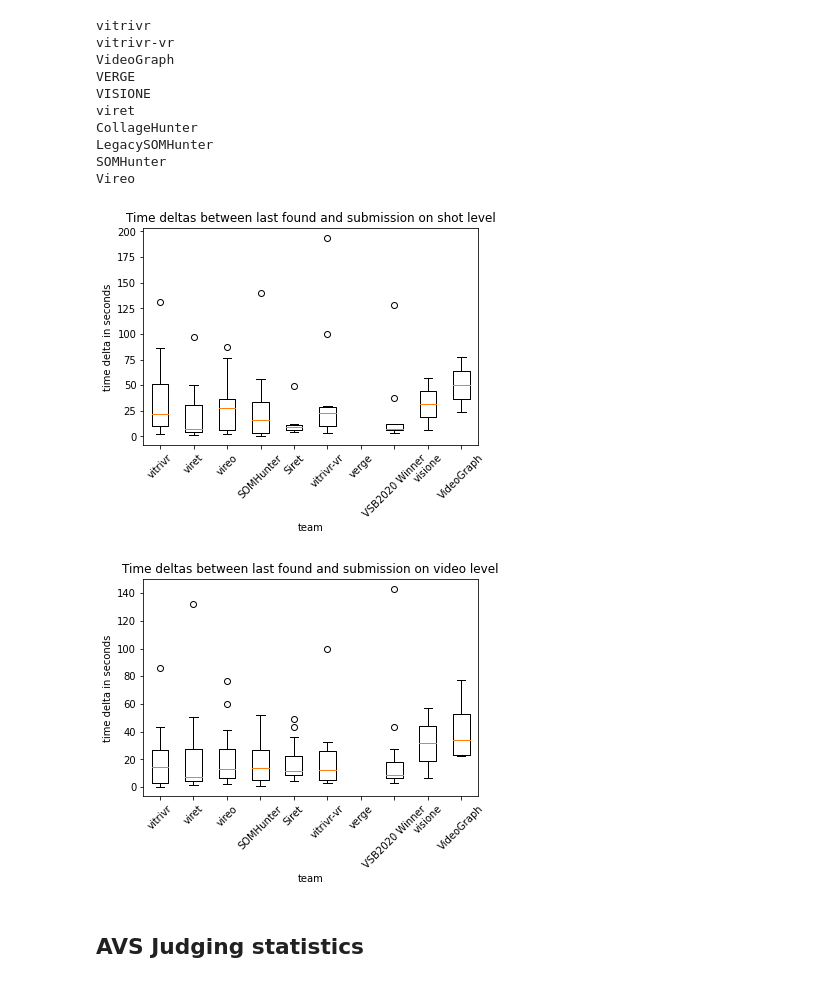
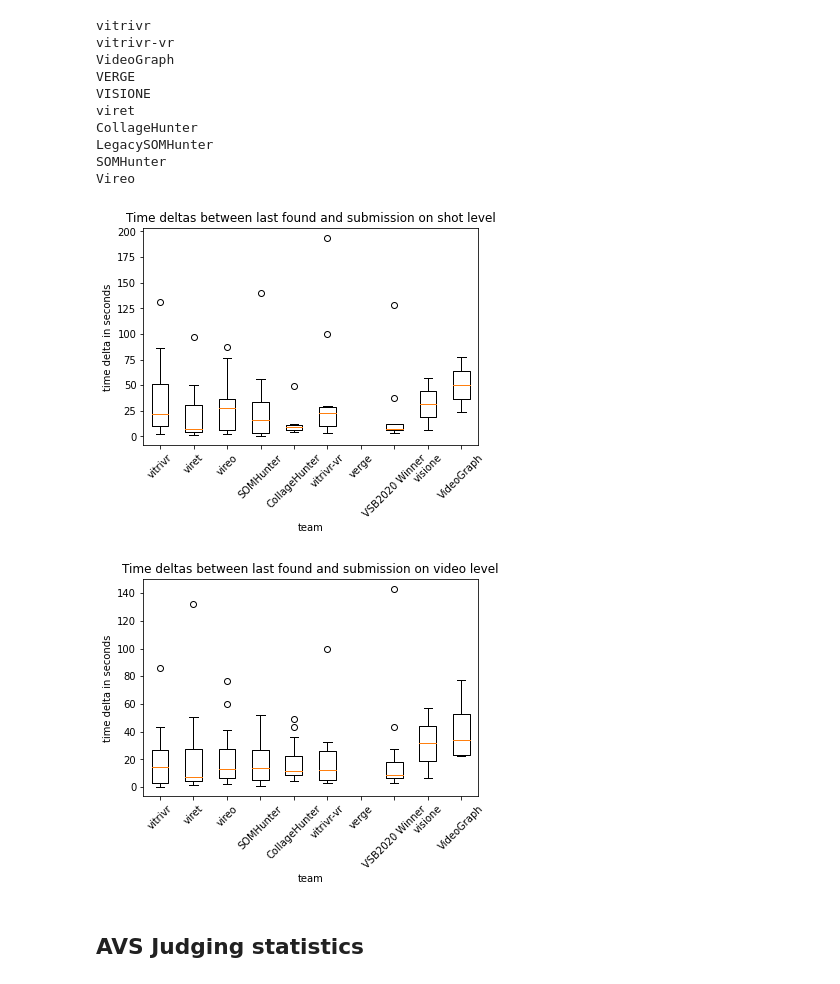
Before and after one commit to vGsteiger/VBS-Analysis, a Jupyter notebook: code/VBSEvaluation.ipynb, the cells around one changed output. Saved outputs shown, nothing was run; the diff lists cells and outputs as text; code cells hidden in the pictures.

```diff
--- a/code/VBSEvaluation.ipynb
+++ b/code/VBSEvaluation.ipynb
@@ -1441,7 +1446,7 @@ LegacySOMHunter
 SOMHunter
 Vireo
 # %%
-plot_teams = ['vitrivr', 'viret', 'vireo', 'SOMHunter', 'Siret',
+plot_teams = ['vitrivr', 'viret', 'vireo', 'SOMHunter', 'CollageHunter',
     'vitrivr-vr', 'verge', 'VSB2020 Winner', 'visione', 'VideoGraph']
 
 shot_deltas = []
@@ -1459,36 +1464,36 @@ shot_deltas.append(delta_shot_bc_video_graph)
 plt.boxplot(shot_deltas)
 plt.ylabel('time delta in seconds')
 plt.xlabel('team')
 plt.title('Time deltas between last found and submission on shot level')
 plt.xticks([i + 1 for i in range(10)], plot_teams)
 plt.xticks(rotation=45)
 plt.savefig('figs/delta_shots_bc.pdf', format='pdf', bbox_inches="tight")
 plt.show()
-plot_teams = ['vitrivr', 'viret', 'vireo', 'SOMHunter', 'Siret',
+plot_teams = ['vitrivr', 'viret', 'vireo', 'SOMHunter', 'CollageHunter',
     'vitrivr-vr', 'verge', 'VSB2020 Winner', 'visione', 'VideoGraph']
 
 video_deltas = []
 video_deltas.append(delta_video_bc_vitrivr)
 video_deltas.append(delta_video_bc_viret)
 video_deltas.append(delta_video_bc_vireo)
 video_deltas.append(delta_video_bc_som)
 video_deltas.append(delta_video_bc_collage_hunter)
 video_deltas.append(delta_bc_video_vitrivr_vr)
 video_deltas.append(delta_video_bc_verge)
 video_deltas.append(delta_video_bc_legacy_som)
 video_deltas.append(delta_video_bc_visione)
 video_deltas.append(delta_video_bc_video_graph)
 
 plt.boxplot(video_deltas)
 plt.ylabel('time delta in seconds')
 plt.title('Time deltas between last found and submission on video level')
 plt.xlabel('team')
 plt.xticks([i + 1 for i in range(10)], plot_teams)
 plt.xticks(rotation=45)
 plt.savefig('figs/delta_videos_bc.pdf', format='pdf', bbox_inches="tight")
 # %% [output]
-[figure, old version]
+[figure, new version]
-[figure, old version]
+[figure, new version]
 # %% [markdown]
 ## AVS Judging statistics
 # %%
```
Also changed, not shown: parts of 6 cells of this notebook, 7 other files.
